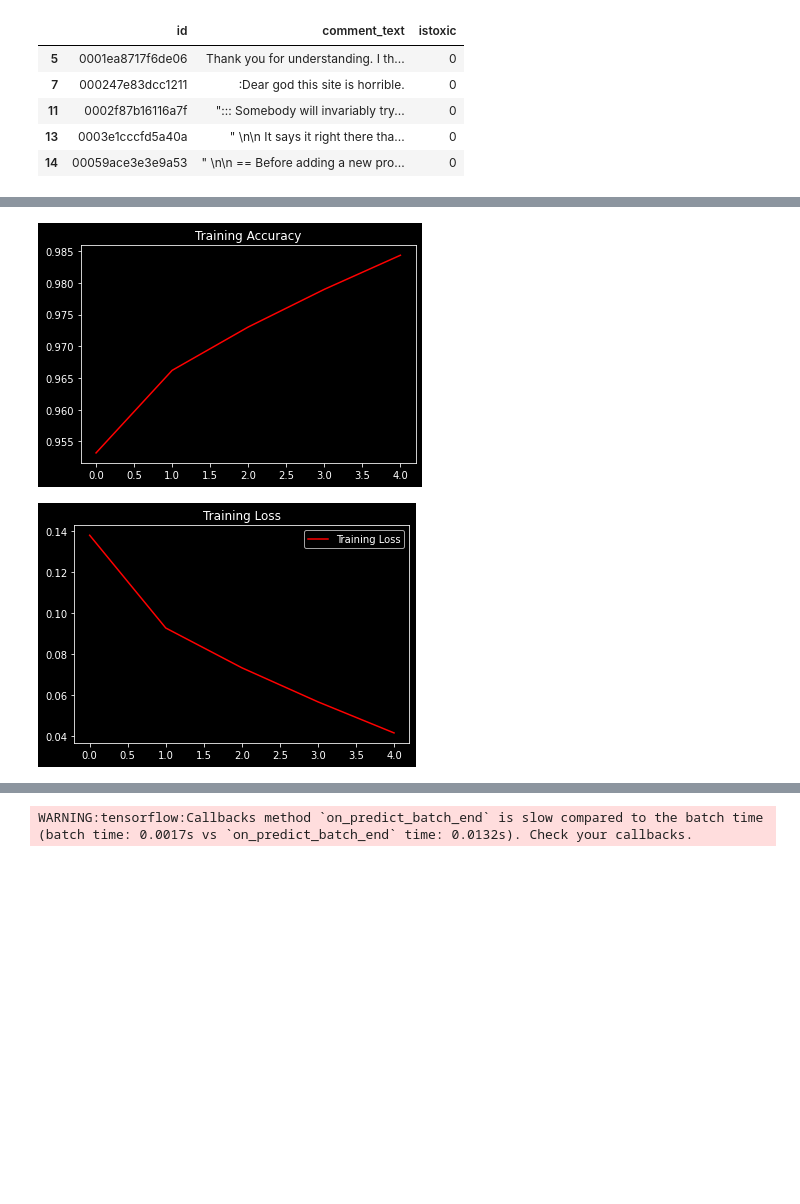
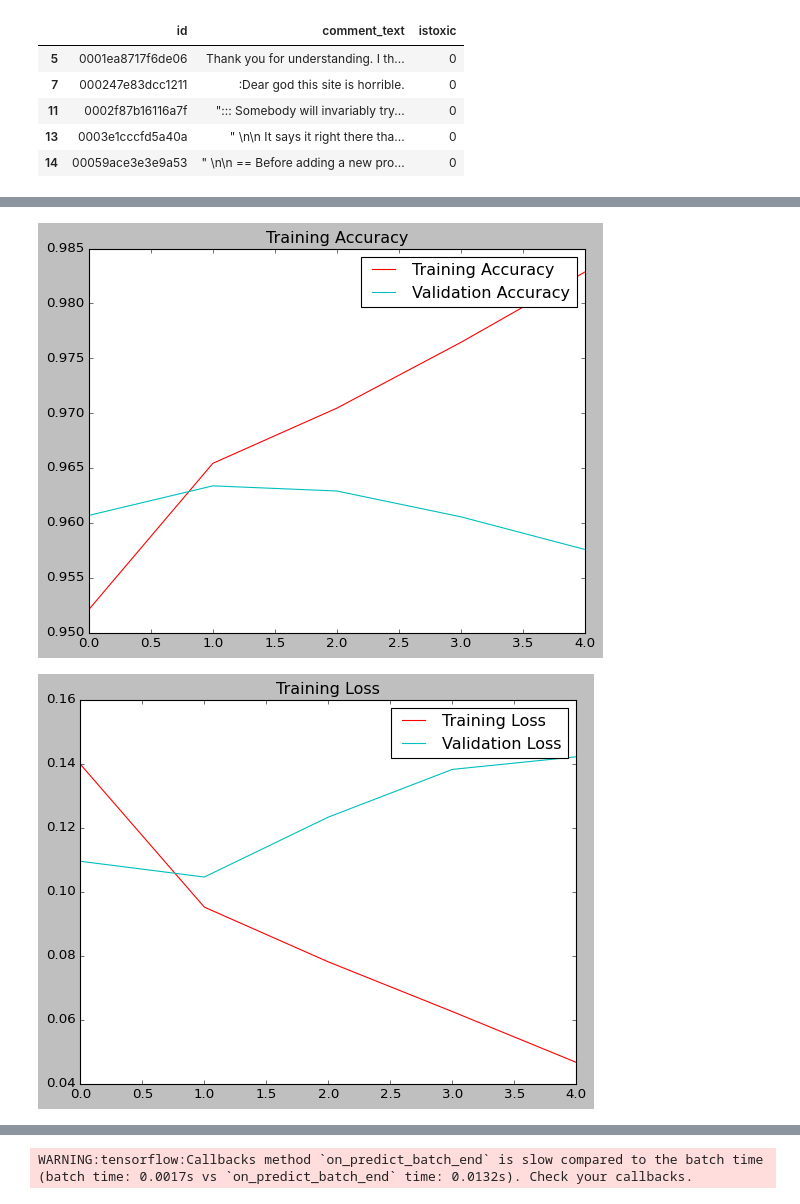
Before and after one commit to yma3/Toxicity-In-Gaming-Communities, a Jupyter notebook: Jigsaw_Toxic_Communities_Challenge_Solution.ipynb, the cells around one changed output, grey strips where cells are left out. Saved outputs shown, nothing was run; the diff lists cells and outputs as text; code cells hidden in the pictures; blank space fills up the shorter version.

```diff
--- a/Jigsaw_Toxic_Communities_Challenge_Solution.ipynb
+++ b/Jigsaw_Toxic_Communities_Challenge_Solution.ipynb
@@ -221,26 +226,29 @@ Epoch 5/5
 # %%
 import matplotlib.pyplot as plt
-plt.style.use(['dark_background'])
-
+# plt.style.use(['dark_background'])
+plt.style.use(['classic'])
 
 acc = history.history['accuracy']
 loss = history.history['loss']
 
 epochs = range(len(acc))
 
 plt.plot(epochs, acc, 'r', label='Training Accuracy')
+plt.plot(epochs, history.history['val_accuracy'], 'c', label='Validation Accuracy')
 plt.title('Training Accuracy')
+plt.legend()
 
 plt.figure()
 
 plt.plot(epochs, loss, 'r', label='Training Loss')
+plt.plot(epochs, history.history['val_loss'], 'c', label='Validation Loss')
 plt.title('Training Loss')
 plt.legend()
 
 plt.show()
 # %% [output]
-[figure, old version]
+[figure, new version]
-[figure, old version]
+[figure, new version]
 # %%
 # Predictions
 
```
Also changed, not shown: parts of 10 cells of this notebook.
